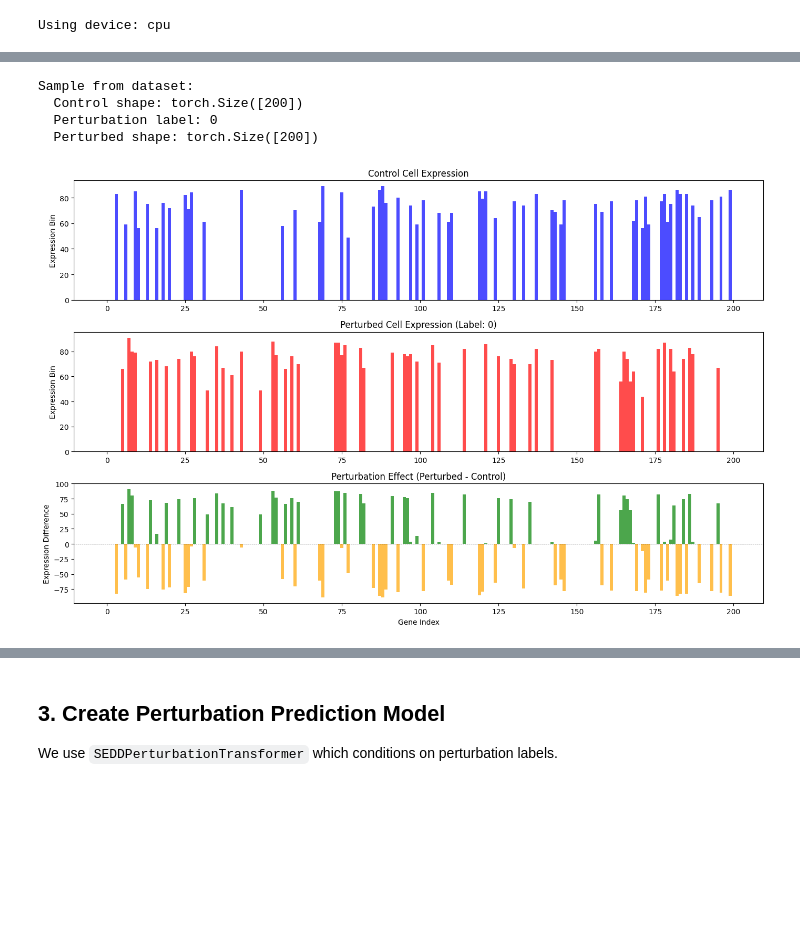
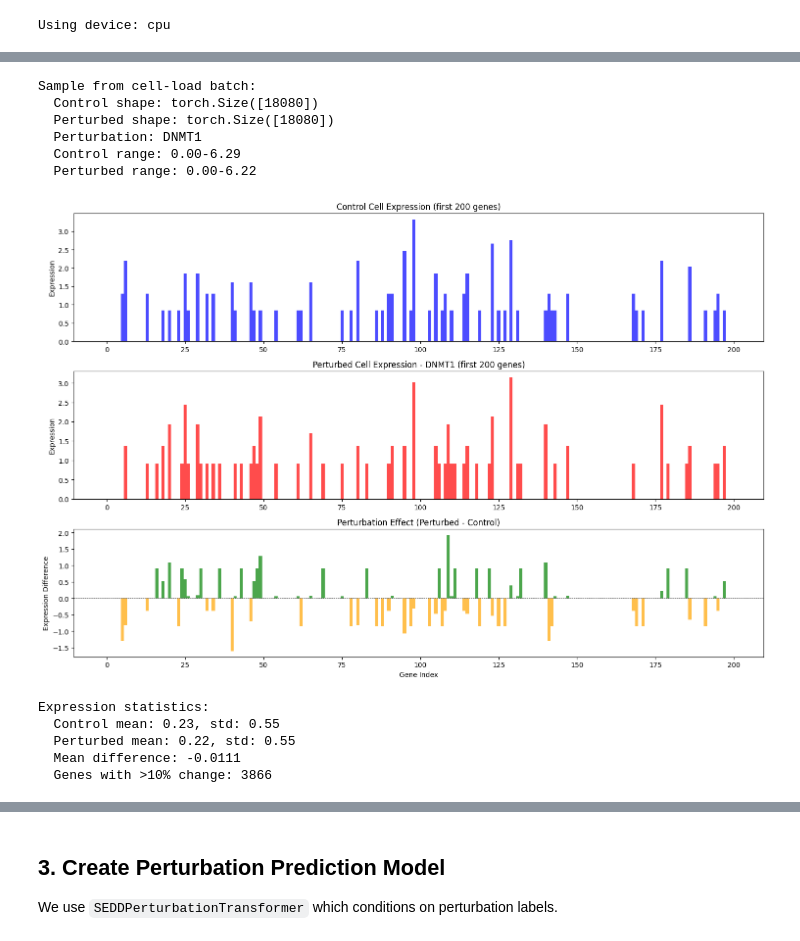
Before and after one commit to kleonlab/st3, a Jupyter notebook: nbs/demo_perturbseq.ipynb, the cells around one changed output, grey strips where cells are left out. Saved outputs shown, nothing was run; the diff lists cells and outputs as text; code cells hidden in the pictures; blank space fills up the shorter version.

```diff
--- a/nbs/demo_perturbseq.ipynb
+++ b/nbs/demo_perturbseq.ipynb
@@ -212,40 +337,64 @@ Dataset info:
 # %%
-# Inspect a sample from the dataset
-control, pert_label, perturbed = dataset[0]
+# Visualize cell-load data format - control vs perturbed cells (using raw expression values)
+sample_batch = next(iter(train_loader))
 
-print(f'Sample from dataset:')
-print(f'  Control shape: {control.shape}')
-print(f'  Perturbation label: {pert_label.item()}')
-print(f'  Perturbed shape: {perturbed.shape}')
+# Get first cell from batch
+control_cell = sample_batch['ctrl_cell_emb'][0].cpu()
+perturbed_cell = sample_batch['pert_cell_emb'][0].cpu()
+pert_name = sample_batch['pert_name'][0]
 
-# Visualize the triplet
-fig, axes = plt.subplots(3, 1, figsize=(14, 9))
+print(f'Sample from cell-load batch:')
+print(f'  Control shape: {control_cell.shape}')
+print(f'  Perturbed shape: {perturbed_cell.shape}')
+print(f'  Perturbation: {pert_name}')
+print(f'  Control range: {control_cell.min():.2f}-{control_cell.max():.2f}')
+print(f'  Perturbed range: {perturbed_cell.min():.2f}-{perturbed_cell.max():.2f}')
 
-gene_indices = np.arange(dataset.num_genes)
+# Visualize a subset of genes for clarity (first 200 genes)
+n_genes_viz = min(200, NUM_GENES)
+gene_indices = np.arange(n_genes_viz)
 
-axes[0].bar(gene_indices, control.numpy(), alpha=0.7, width=1.0, color='blue')
-axes[0].set_ylabel('Expression Bin')
-axes[0].set_title('Control Cell Expression')
+fig, axes = plt.subplots(3, 1, figsize=(15, 10))
 
-axes[1].bar(gene_indices, perturbed.numpy(), alpha=0.7, width=1.0, color='red')
-axes[1].set_ylabel('Expression Bin')
-axes[1].set_title(f'Perturbed Cell Expression (Label: {pert_label.item()})')
+# Control cell (raw expression)
+axes[0].bar(gene_indices, control_cell[:n_genes_viz].numpy(), alpha=0.7, width=1.0, color='blue')
+axes[0].set_ylabel('Expression')
+axes[0].set_title(f'Control Cell Expression (first {n_genes_viz} genes)')
+
+# Perturbed cell (raw expression)
+axes[1].bar(gene_indices, perturbed_cell[:n_genes_viz].numpy(), alpha=0.7, width=1.0, color='red')
+axes[1].set_ylabel('Expression')
+axes[1].set_title(f'Perturbed Cell Expression - {pert_name} (first {n_genes_viz} genes)')
 
 # Difference
-diff = perturbed.numpy() - control.numpy()
+diff = (perturbed_cell - control_cell)[:n_genes_viz].numpy()
 colors = ['green' if d > 0 else 'orange' if d < 0 else 'gray' for d in diff]
 axes[2].bar(gene_indices, diff, alpha=0.7, width=1.0, color=colors)
 axes[2].axhline(0, color='black', linestyle='--', linewidth=0.5)
 axes[2].set_xlabel('Gene Index')
 axes[2].set_ylabel('Expression Difference')
-axes[2].set_title('Perturbation Effect (Perturbed - Control)')
+axes[2].set_title(f'Perturbation Effect (Perturbed - Control)')
 
 plt.tight_layout()
 plt.show()
+
+# Show statistics
+print(f'\nExpression statistics:')
+print(f'  Control mean: {control_cell.mean():.2f}, std: {control_cell.std():.2f}')
+print(f'  Perturbed mean: {perturbed_cell.mean():.2f}, std: {perturbed_cell.std():.2f}')
+print(f'  Mean difference: {(perturbed_cell - control_cell).mean():.4f}')
+print(f'  Genes with >10% change: {(torch.abs(perturbed_cell - control_cell) > 0.1 * control_cell).sum().item()}')
 # %% [output]
-Sample from dataset:
-  Control shape: torch.Size([200])
-  Perturbation label: 0
-  Perturbed shape: torch.Size([200])
+Sample from cell-load batch:
+  Control shape: torch.Size([18080])
+  Perturbed shape: torch.Size([18080])
+  Perturbation: DNMT1
+  Control range: 0.00-6.29
+  Perturbed range: 0.00-6.22
-[figure, old version]
+[figure, new version]
+Expression statistics:
+  Control mean: 0.23, std: 0.55
+  Perturbed mean: 0.22, std: 0.55
+  Mean difference: -0.0111
+  Genes with >10% change: 3866
 # %%
```
Also changed, not shown: parts of 18 cells of this notebook, 4 other files.
